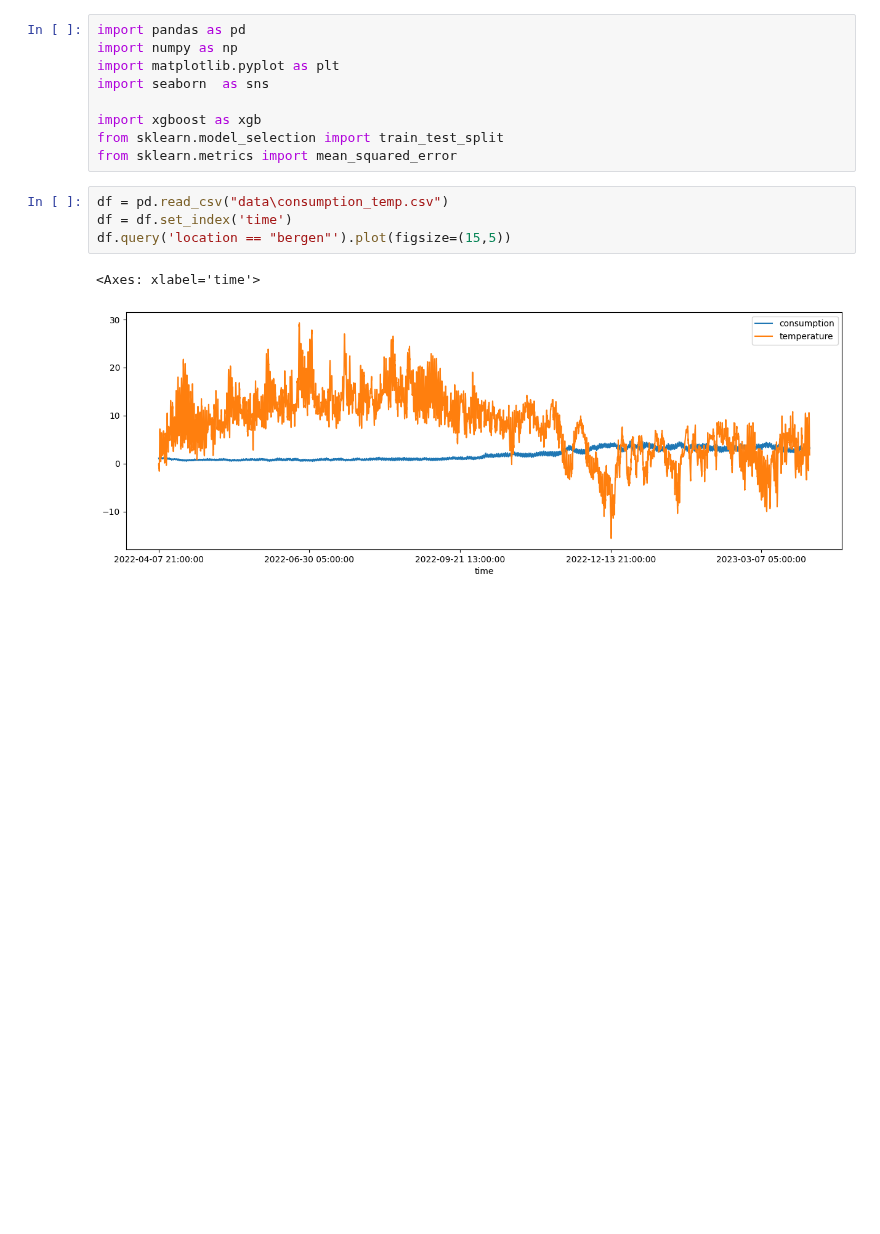
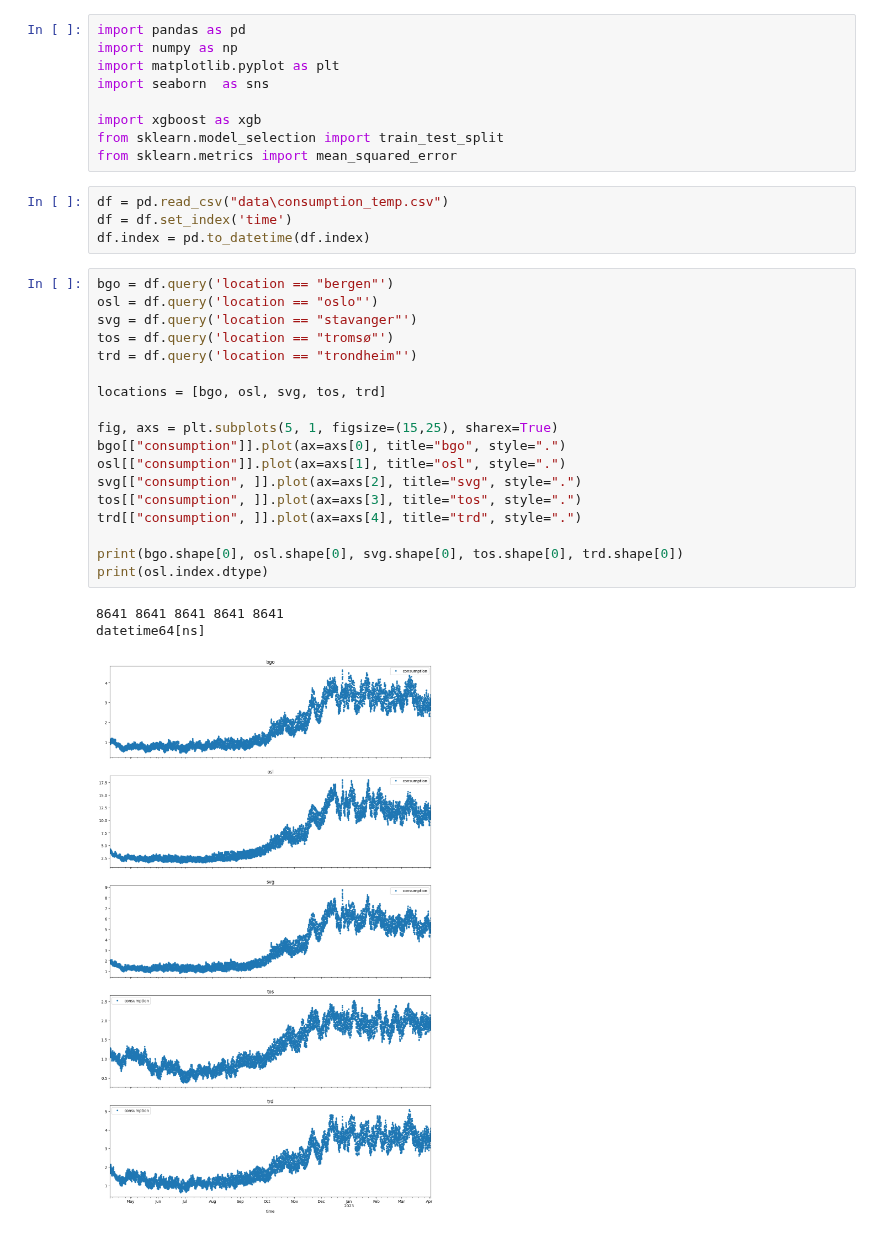
Before and after one commit to marcusfuglestad/tdt4259-group75, a Jupyter notebook: xgboost.ipynb, the cells around one changed output. Saved outputs shown, nothing was run; the diff lists cells and outputs as text; blank space fills up the shorter version.

```diff
--- a/xgboost.ipynb
+++ b/xgboost.ipynb
@@ -10,7 +10,26 @@ from sklearn.metrics import mean_squared_error
 # %%
 df = pd.read_csv("data\consumption_temp.csv")
 df = df.set_index('time')
-df.query('location == "bergen"').plot(figsize=(15,5))
+df.index = pd.to_datetime(df.index)
-# %% [output]
-<Axes: xlabel='time'>
-[figure, removed]
+# %%
+bgo = df.query('location == "bergen"')
+osl = df.query('location == "oslo"')
+svg = df.query('location == "stavanger"')
+tos = df.query('location == "tromsø"')
+trd = df.query('location == "trondheim"')
+
+locations = [bgo, osl, svg, tos, trd]
+
+fig, axs = plt.subplots(5, 1, figsize=(15,25), sharex=True)
+bgo[["consumption"]].plot(ax=axs[0], title="bgo", style=".")
+osl[["consumption"]].plot(ax=axs[1], title="osl", style=".")
+svg[["consumption", ]].plot(ax=axs[2], title="svg", style=".")
+tos[["consumption", ]].plot(ax=axs[3], title="tos", style=".")
+trd[["consumption", ]].plot(ax=axs[4], title="trd", style=".")
+
+print(bgo.shape[0], osl.shape[0], svg.shape[0], tos.shape[0], trd.shape[0])
+print(osl.index.dtype)
+# %% [output]
+8641 8641 8641 8641 8641
+datetime64[ns]
+[figure, added]
```
Also changed, not shown: parts of 13 cells of this notebook.
